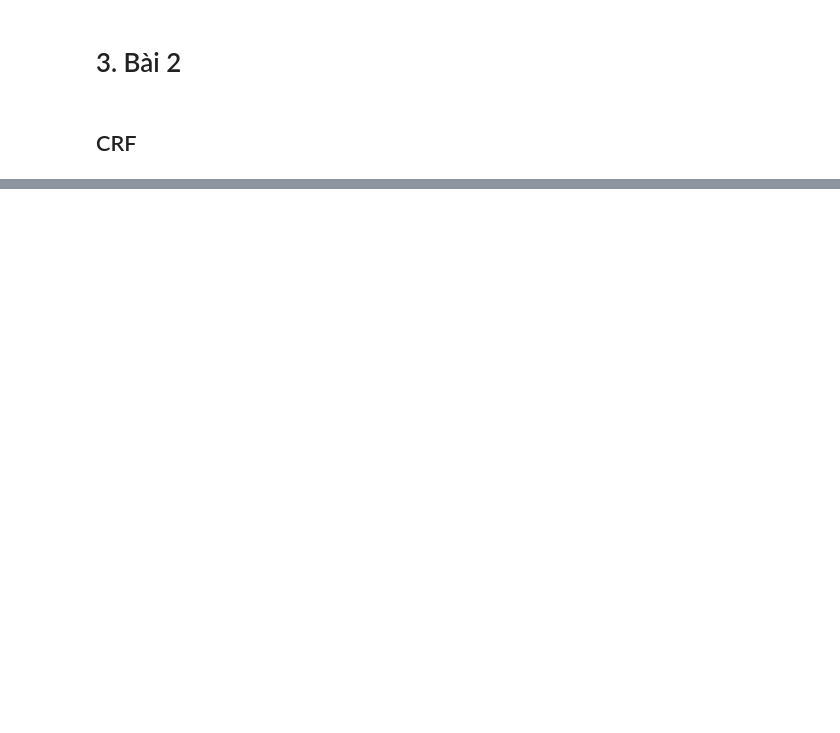
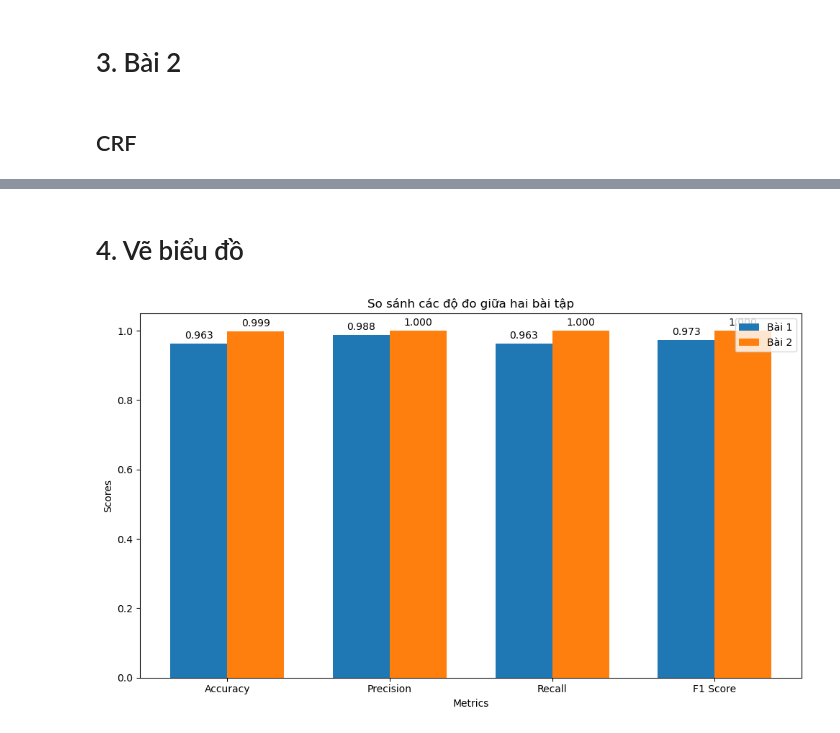
Before and after one commit to Vitaminsea1303/XLNNTN, a Jupyter notebook: BTL.ipynb, the cells around one changed output, grey strips where cells are left out. Saved outputs shown, nothing was run; the diff lists cells and outputs as text; code cells hidden in the pictures; blank space fills up the shorter version.

```diff
--- a/BTL.ipynb
+++ b/BTL.ipynb
@@ -383,0 +299,2 @@ plt.show()
+# %% [markdown]
+# 4. Vẽ biểu đồ
@@ -383,0 +303,40 @@ plt.show()
+# %%
+# Danh sách các độ đo và giá trị tương ứng cho từng bài tập
+metrics = ['Accuracy', 'Precision', 'Recall', 'F1 Score']
+values1 = [accuracy1, precision1, recall1, f1_1]
+values2 = [accuracy2, precision2, recall2, f1_2]
+
+# Vẽ biểu đồ
+x = range(len(metrics))
+width = 0.35  # Độ rộng của các cột
+
+fig, ax = plt.subplots(figsize=(10, 6))
+bars1 = ax.bar(x, values1, width=width, label='Bài 1', align='center')
+bars2 = ax.bar([i + width for i in x], values2, width=width, label='Bài 2', align='center')
+
+# Đặt tên cho các trục và tiêu đề
+ax.set_xlabel('Metrics')
+ax.set_ylabel('Scores')
+ax.set_title('So sánh các độ đo giữa hai bài tập')
+ax.set_xticks([i + width/2 for i in x])
+ax.set_xticklabels(metrics)
+ax.legend()
+
+# Thêm chỉ số độ đo trên các cột
+def add_labels(bars):
+    for bar in bars:
+        height = bar.get_height()
+        ax.annotate(f'{height:.3f}',
+                    xy=(bar.get_x() + bar.get_width() / 2, height),
+                    xytext=(0, 3),  # 3 points vertical offset
+                    textcoords="offset points",
+                    ha='center', va='bottom')
+
+add_labels(bars1)
+add_labels(bars2)
+
+# Hiển thị biểu đồ
+plt.tight_layout()
+plt.show()
+# %% [output]
+[figure, added]
```
Also changed, not shown: parts of 8 cells of this notebook, 1 other file.
